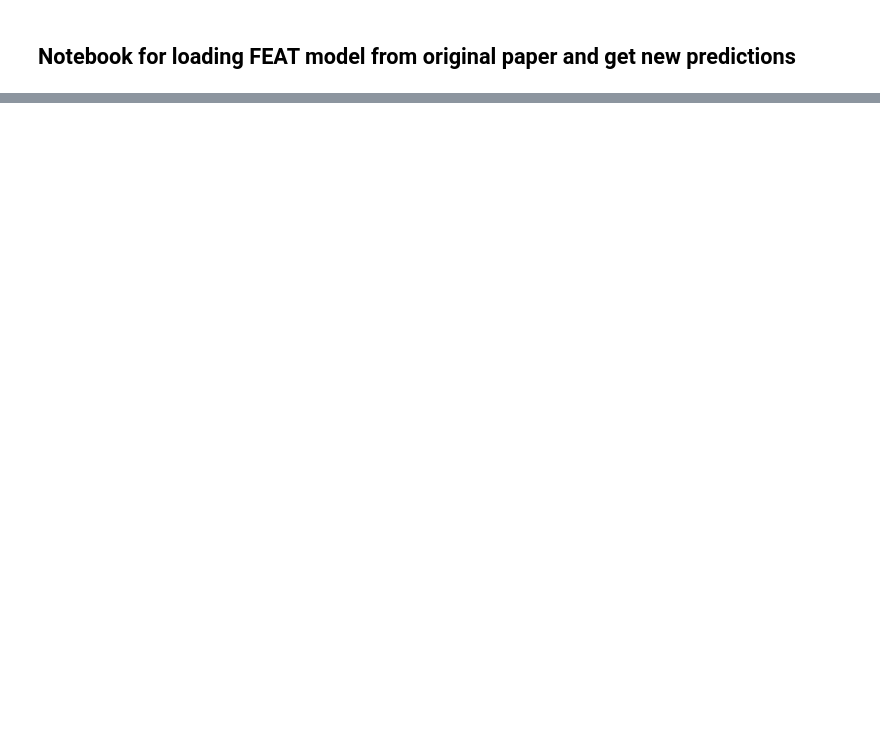
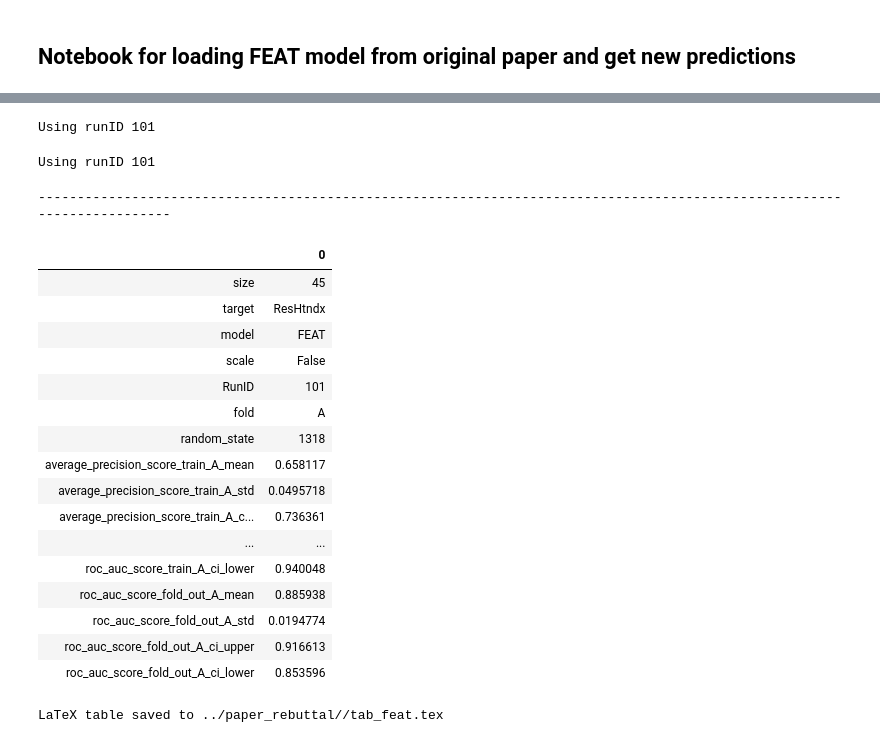
Before and after one commit to cavalab/htn-phenotyping-with-llms, a Jupyter notebook: notebooks/04. loading feat model.ipynb, the cells around one changed output, grey strips where cells are left out. Cells and saved outputs as stored; diff of their text form; code cells hidden in the pictures; blank space fills up the shorter version.

```diff
--- a/notebooks/04. loading feat model.ipynb
+++ b/notebooks/04. loading feat model.ipynb
@@ -141,31 +173,57 @@ def evaluate_all_folds(metric, feat_model, target, res_dict, folds=['A', 'B', 'C
 # %%
 held_out_performances = {
     'size' : 45,
     'target' : 'ResHtndx',
     'model' : 'FEAT',
     'scale' : False,
-    'RunID' : 1,
+    'RunID' : 101,
     'fold' : 'A',
     'random_state' : 1318
 }
 
+# We will update the dictionary with different performances
 for metric_f in [average_precision_score, roc_auc_score]:
-    held_out_performances = evaluate_all_folds(metric_f, ft_lr_estimator, 'res_htn_dx_ia', held_out_performances, ['A'], bootstrap=True)
-
+    held_out_performances = evaluate_all_folds(
+        metric_f, 'res_htn_dx_ia', held_out_performances, ['A'],
+        bootstrap=True, n_reps=1_000)
 
 held_out_performances = pd.DataFrame().from_records([held_out_performances])
 print("-"*120)
+
+display(held_out_performances.T)
 
 # Create LaTeX table
 latex_table = held_out_performances.to_latex(
     index=True,
     column_format="lrrr",
     escape=False
 )
 
 # Save LaTeX table to file
 filename = f"{paper_dir}/tab_feat.tex"
 with open(filename, 'w') as f:
     f.write(latex_table)
 
 print(f"\nLaTeX table saved to {filename}\n")
+# %% [output]
+Using runID 101
+Using runID 101
+------------------------------------------------------------------------------------------------------------------------
+|  | 0 |
+| size | 45 |
+| target | ResHtndx |
+| model | FEAT |
+| scale | False |
+| RunID | 101 |
+| fold | A |
+| random_state | 1318 |
+| average_precision_score_train_A_mean | 0.658117 |
+| average_precision_score_train_A_std | 0.0495718 |
+| average_precision_score_train_A_c... | 0.736361 |
+| ... | ... |
+| roc_auc_score_train_A_ci_lower | 0.940048 |
+| roc_auc_score_fold_out_A_mean | 0.885938 |
+| roc_auc_score_fold_out_A_std | 0.0194774 |
+| roc_auc_score_fold_out_A_ci_upper | 0.916613 |
+| roc_auc_score_fold_out_A_ci_lower | 0.853596 |
+LaTeX table saved to ../paper_rebuttal//tab_feat.tex
```
Also changed, not shown: parts of 6 cells of this notebook, 3 other files.
